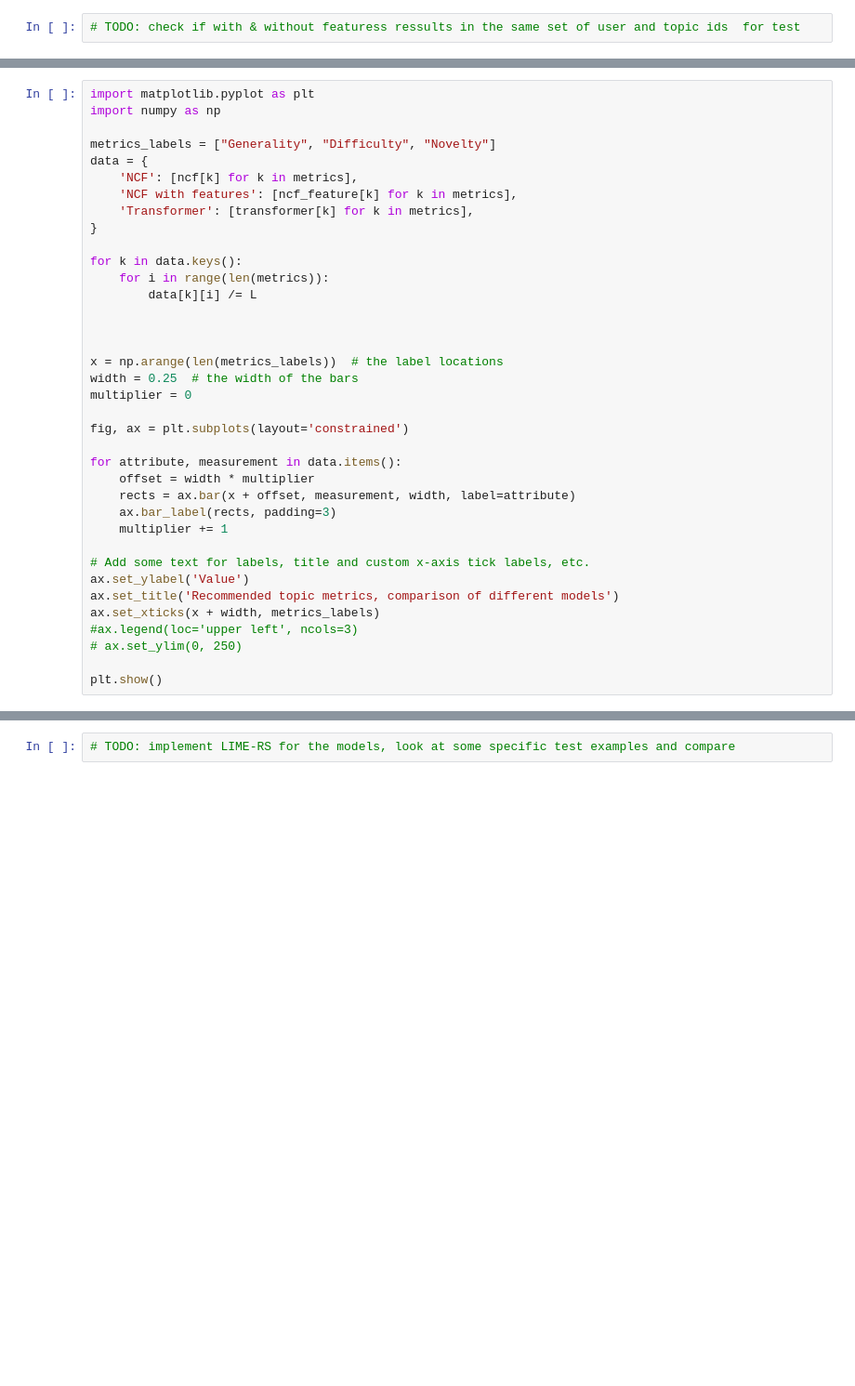
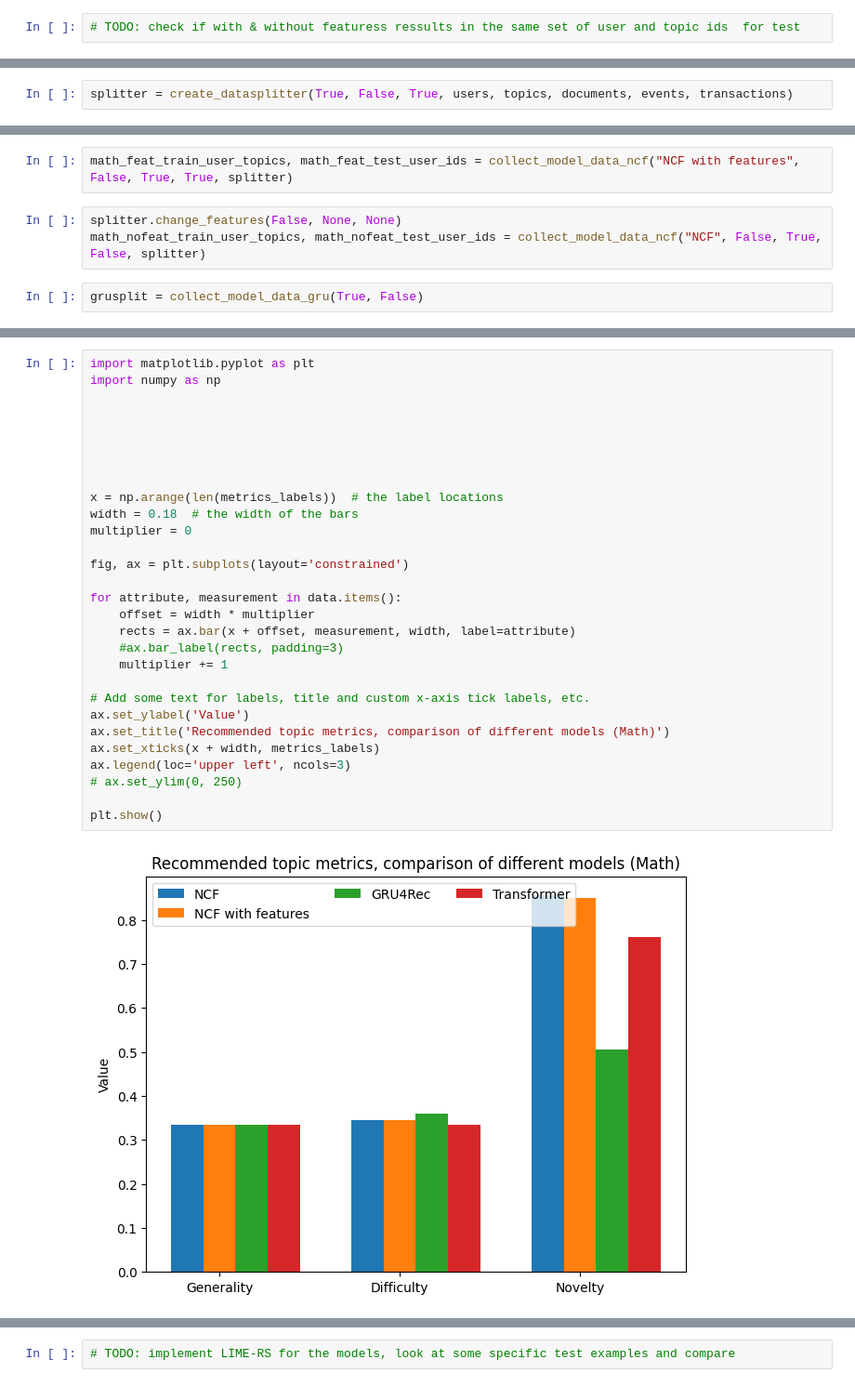
Before and after one commit to davhofer/recommender, a Jupyter notebook: interpretability.ipynb, the cells around one changed output, grey strips where cells are left out. Shown at 93% size. Saved outputs shown, nothing was run; the diff lists cells and outputs as text; blank space fills up the shorter version.

```diff
--- a/interpretability.ipynb
+++ b/interpretability.ipynb
@@ -883,0 +958,2 @@ def get_model_data_transformer(math, german, user_ids):
+# %%
+splitter = create_datasplitter(True, False, True, users, topics, documents, events, transactions)
@@ -883,0 +972,7 @@ def get_model_data_transformer(math, german, user_ids):
+# %%
+math_feat_train_user_topics, math_feat_test_user_ids = collect_model_data_ncf("NCF with features", False, True, True, splitter)
+# %%
+splitter.change_features(False, None, None)
+math_nofeat_train_user_topics, math_nofeat_test_user_ids = collect_model_data_ncf("NCF", False, True, False, splitter)
+# %%
+grusplit = collect_model_data_gru(True, False)
@@ -922,37 +1087,31 @@ for uid in results_math.keys():
 # %%
 import matplotlib.pyplot as plt
 import numpy as np
 
-metrics_labels = ["Generality", "Difficulty", "Novelty"]
-data = {
-    'NCF': [ncf[k] for k in metrics],
-    'NCF with features': [ncf_feature[k] for k in metrics],
-    'Transformer': [transformer[k] for k in metrics],
-}
 
-for k in data.keys():
-    for i in range(len(metrics)):
-        data[k][i] /= L
+
 
 
 
 x = np.arange(len(metrics_labels))  # the label locations
-width = 0.25  # the width of the bars
+width = 0.18  # the width of the bars
 multiplier = 0
 
 fig, ax = plt.subplots(layout='constrained')
 
 for attribute, measurement in data.items():
     offset = width * multiplier
     rects = ax.bar(x + offset, measurement, width, label=attribute)
-    ax.bar_label(rects, padding=3)
+    #ax.bar_label(rects, padding=3)
     multiplier += 1
 
 # Add some text for labels, title and custom x-axis tick labels, etc.
 ax.set_ylabel('Value')
-ax.set_title('Recommended topic metrics, comparison of different models')
+ax.set_title('Recommended topic metrics, comparison of different models (Math)')
 ax.set_xticks(x + width, metrics_labels)
-#ax.legend(loc='upper left', ncols=3)
+ax.legend(loc='upper left', ncols=3)
 # ax.set_ylim(0, 250)
 
 plt.show()
+# %% [output]
+[figure, added]
```
Also changed, not shown: parts of 34 cells of this notebook, 1 other file.
